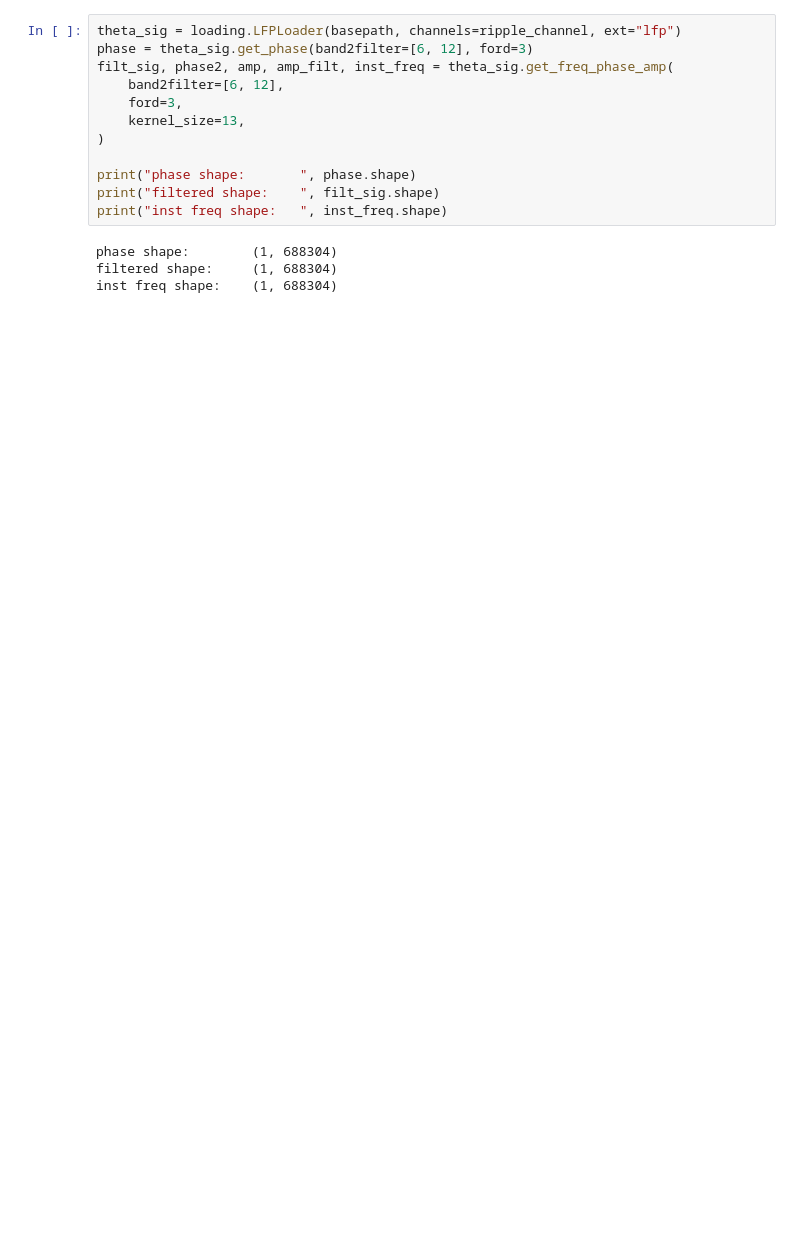
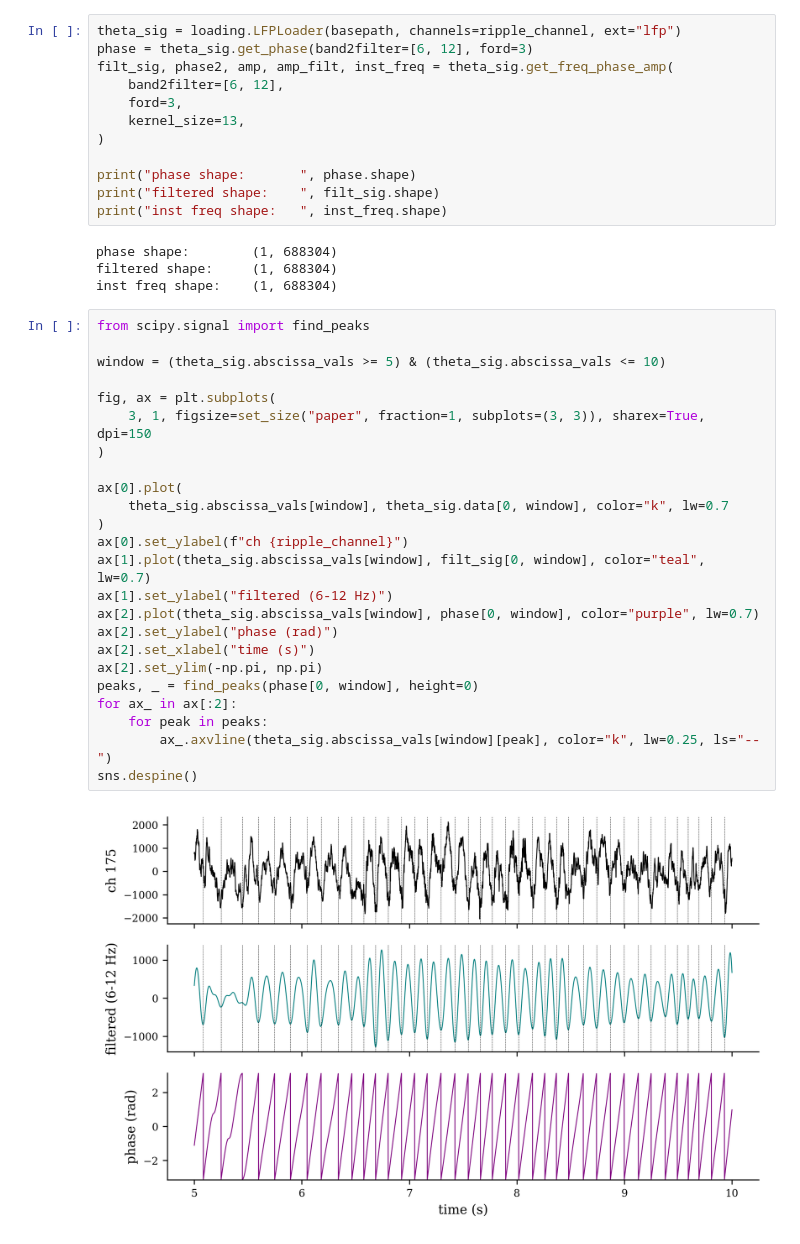
Before and after one commit to ryanharvey1/neuro_py, a Jupyter notebook: tutorials/lfp_loader_tutorial.ipynb, the cells around one changed output. Drawn from its saved outputs; the diff is of its cells as text; blank space fills up the shorter version.

```diff
--- a/tutorials/lfp_loader_tutorial.ipynb
+++ b/tutorials/lfp_loader_tutorial.ipynb
@@ -296,3 +292,29 @@ print("inst freq shape:   ", inst_freq.shape)
 phase shape:        (1, 688304)
 filtered shape:     (1, 688304)
 inst freq shape:    (1, 688304)
+# %%
+from scipy.signal import find_peaks
+
+window = (theta_sig.abscissa_vals >= 5) & (theta_sig.abscissa_vals <= 10)
+
+fig, ax = plt.subplots(
+    3, 1, figsize=set_size("paper", fraction=1, subplots=(3, 3)), sharex=True, dpi=150
+)
+
+ax[0].plot(
+    theta_sig.abscissa_vals[window], theta_sig.data[0, window], color="k", lw=0.7
+)
+ax[0].set_ylabel(f"ch {ripple_channel}")
+ax[1].plot(theta_sig.abscissa_vals[window], filt_sig[0, window], color="teal", lw=0.7)
+ax[1].set_ylabel("filtered (6-12 Hz)")
+ax[2].plot(theta_sig.abscissa_vals[window], phase[0, window], color="purple", lw=0.7)
+ax[2].set_ylabel("phase (rad)")
+ax[2].set_xlabel("time (s)")
+ax[2].set_ylim(-np.pi, np.pi)
+peaks, _ = find_peaks(phase[0, window], height=0)
+for ax_ in ax[:2]:
+    for peak in peaks:
+        ax_.axvline(theta_sig.abscissa_vals[window][peak], color="k", lw=0.25, ls="--")
+sns.despine()
+# %% [output]
+[figure, added]
```
Also changed, not shown: parts of 7 cells of this notebook.
